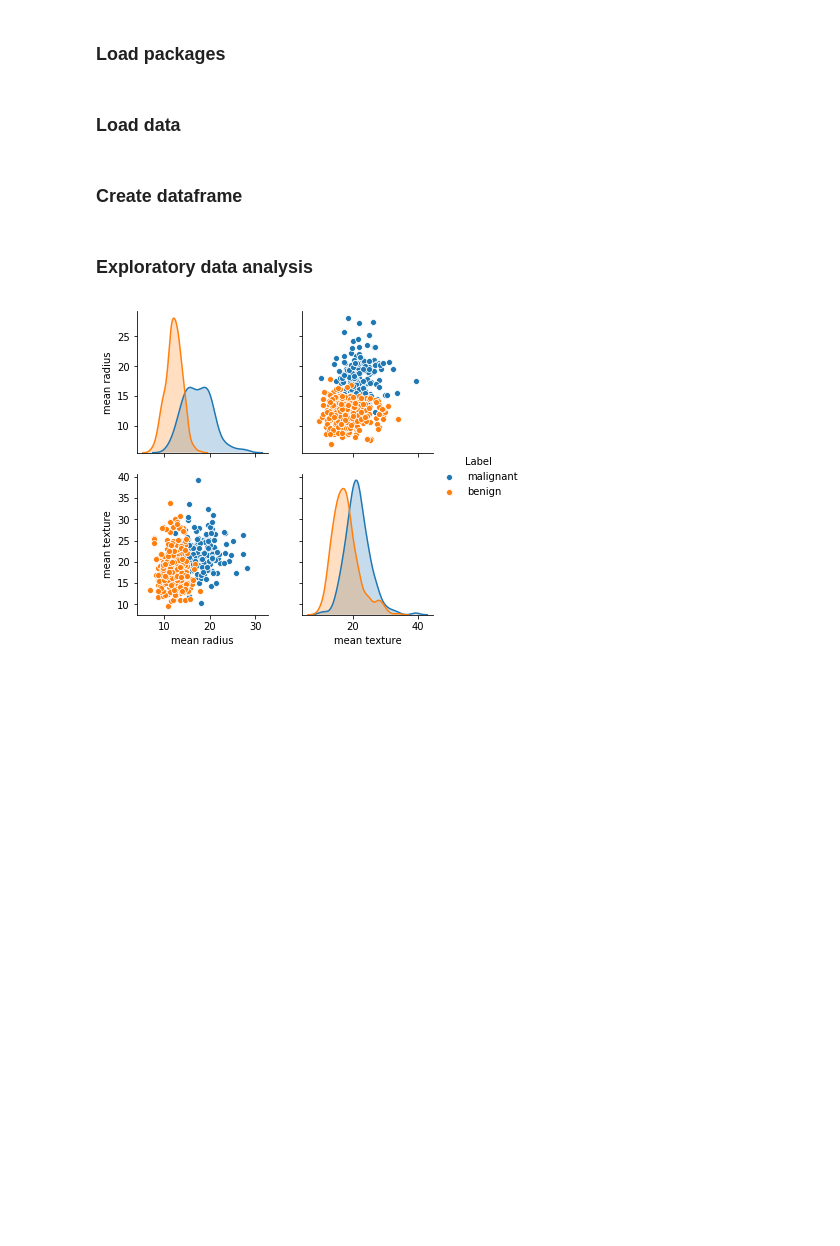
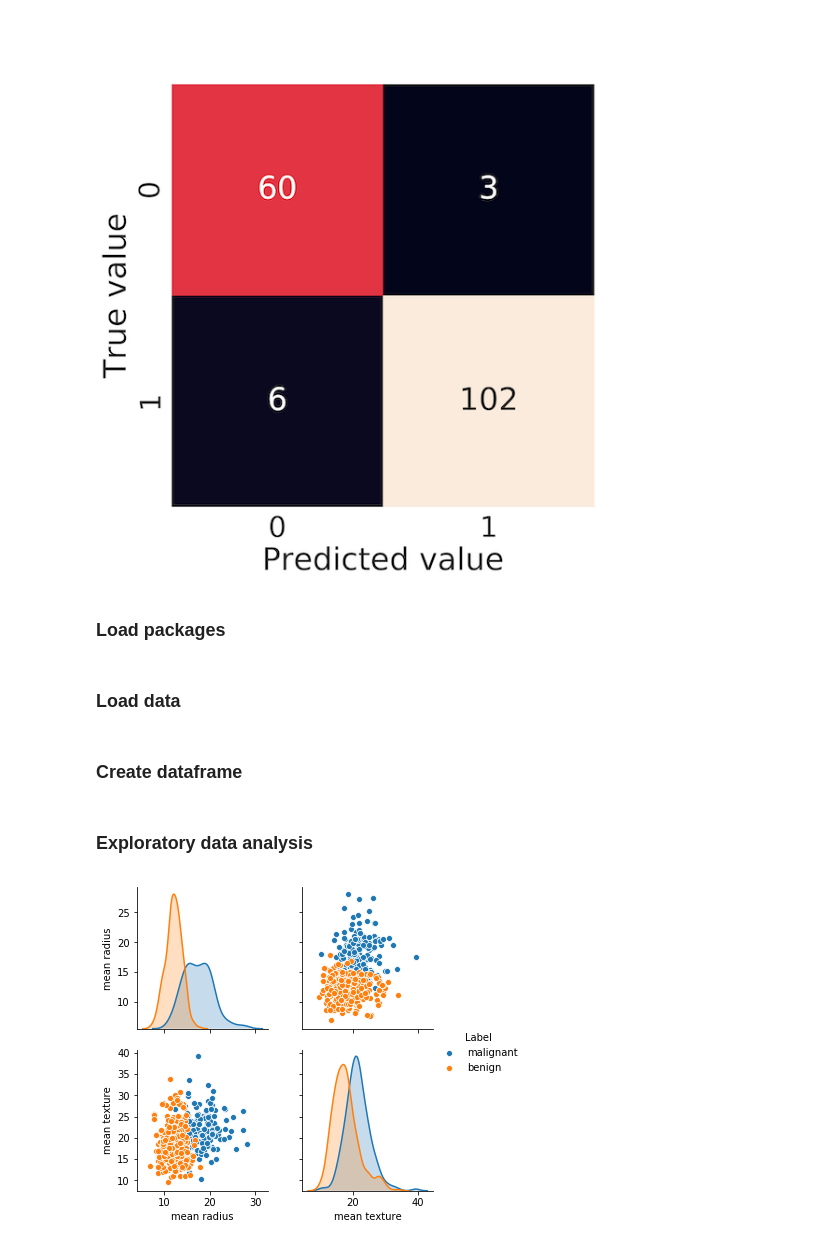
Before and after one commit to marskar/ds101, a Jupyter notebook: index.ipynb, the cells around one changed output. Saved outputs shown, nothing was run; the diff lists cells and outputs as text; code cells hidden in the pictures; blank space fills up the shorter version.

```diff
--- a/index.ipynb
+++ b/index.ipynb
@@ -66,3 +68,8 @@ Martin Skarzynski
+# %%
+### Decision tree evaluation
+Image('images/confusion_matrix2x2.png')
+# %% [output]
+[figure, added]
 # %% [markdown]
 ### Load packages
 # %%
```
Also changed, not shown: parts of 7 cells of this notebook, 8 other files.
